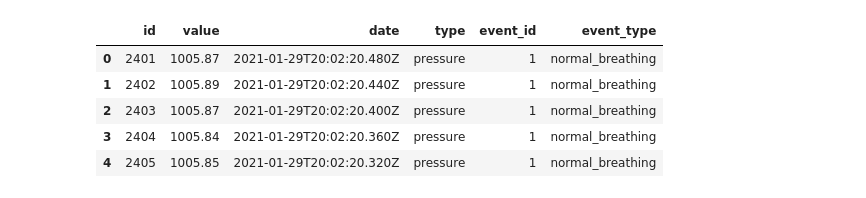
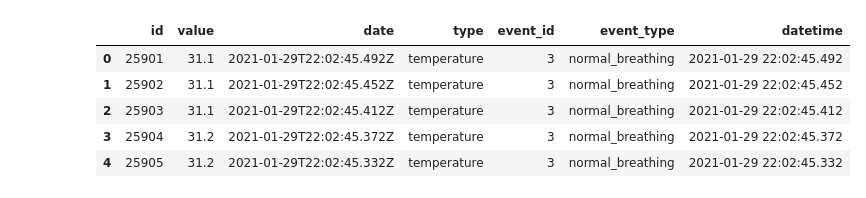
Before and after one commit to ka-moamoa/facebit-ios, a Jupyter notebook: data/data_processing.ipynb, the cells around one changed output. Cells and saved outputs as stored; diff of their text form; code cells hidden in the pictures.

```diff
--- a/data/data_processing.ipynb
+++ b/data/data_processing.ipynb
@@ -25,24 +27,25 @@ df_events.head()
 # %%
 # read time series table into pandas
-time_series_query = '''
+event_id = 3
+
+time_series_query = f'''
     SELECT t.id, t.value, t.date, t.type, e.id as event_id, e.event_type
     FROM time_series_measurement as t
     LEFT JOIN event as e ON e.id = t.event_id
-    WHERE e.id == 1
+    WHERE e.id == {event_id}
     ORDER BY t.date DESC
-    LIMIT 10000;
 '''
 
 df = pd.read_sql_query(time_series_query, conn)
 
 # map date to datetime64
 df['datetime'] = df['date'].map(lambda date: datetime.strptime(date, '%Y-%m-%dT%H:%M:%S.%fZ'))
 
 df.head()
 # %% [output]
-|  | id | value | date | type | event_id | event_type |
-| 0 | 2401 | 1005.87 | 2021-01-29T20:02:20.480Z | pressure | 1 | normal_breathing |
-| 1 | 2402 | 1005.89 | 2021-01-29T20:02:20.440Z | pressure | 1 | normal_breathing |
-| 2 | 2403 | 1005.87 | 2021-01-29T20:02:20.400Z | pressure | 1 | normal_breathing |
-| 3 | 2404 | 1005.84 | 2021-01-29T20:02:20.360Z | pressure | 1 | normal_breathing |
-| 4 | 2405 | 1005.85 | 2021-01-29T20:02:20.320Z | pressure | 1 | normal_breathing |
+|  | id | value | date | type | event_id | event_type | datetime |
+| 0 | 25901 | 31.1 | 2021-01-29T22:02:45.492Z | temperature | 3 | normal_breathing | 2021-01-29 22:02:45.492 |
+| 1 | 25902 | 31.1 | 2021-01-29T22:02:45.452Z | temperature | 3 | normal_breathing | 2021-01-29 22:02:45.452 |
+| 2 | 25903 | 31.1 | 2021-01-29T22:02:45.412Z | temperature | 3 | normal_breathing | 2021-01-29 22:02:45.412 |
+| 3 | 25904 | 31.2 | 2021-01-29T22:02:45.372Z | temperature | 3 | normal_breathing | 2021-01-29 22:02:45.372 |
+| 4 | 25905 | 31.2 | 2021-01-29T22:02:45.332Z | temperature | 3 | normal_breathing | 2021-01-29 22:02:45.332 |
```
Also changed, not shown: parts of 4 cells of this notebook.
